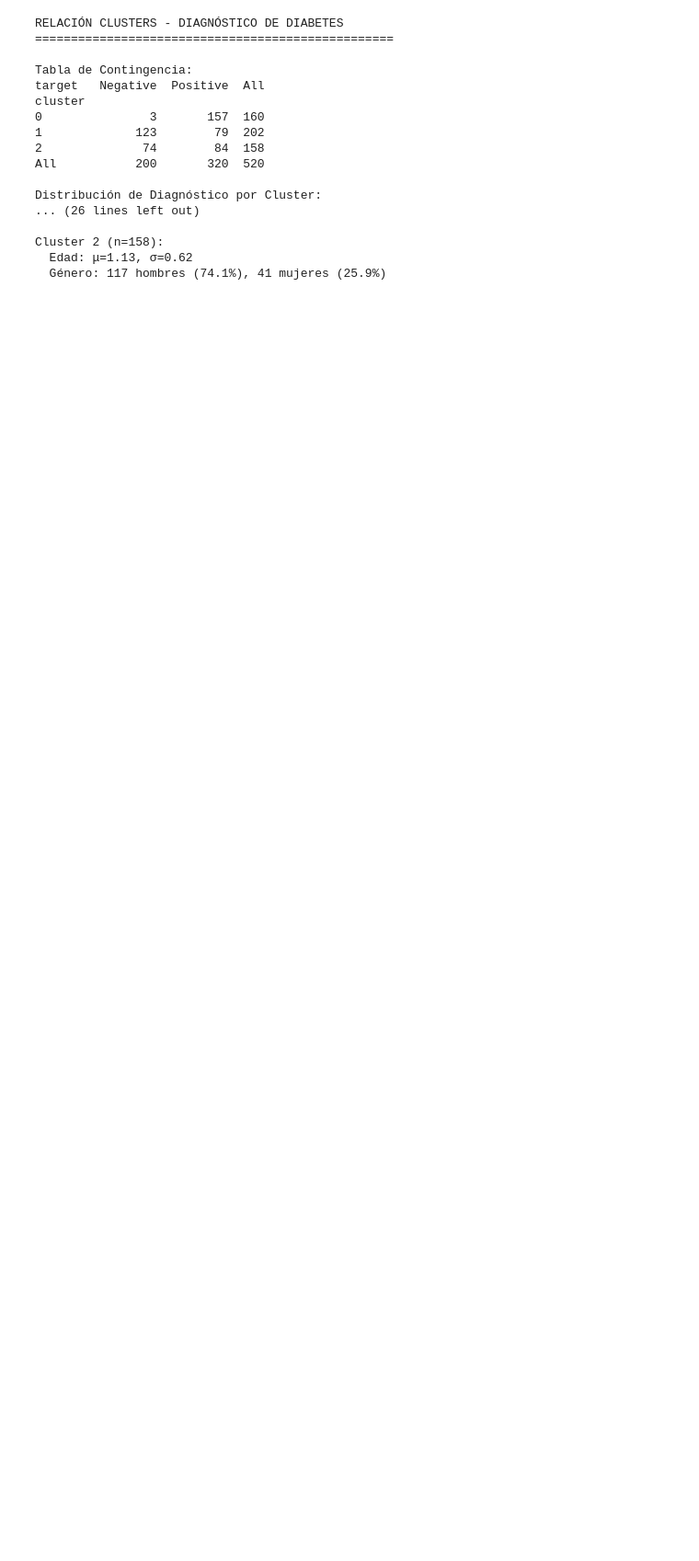
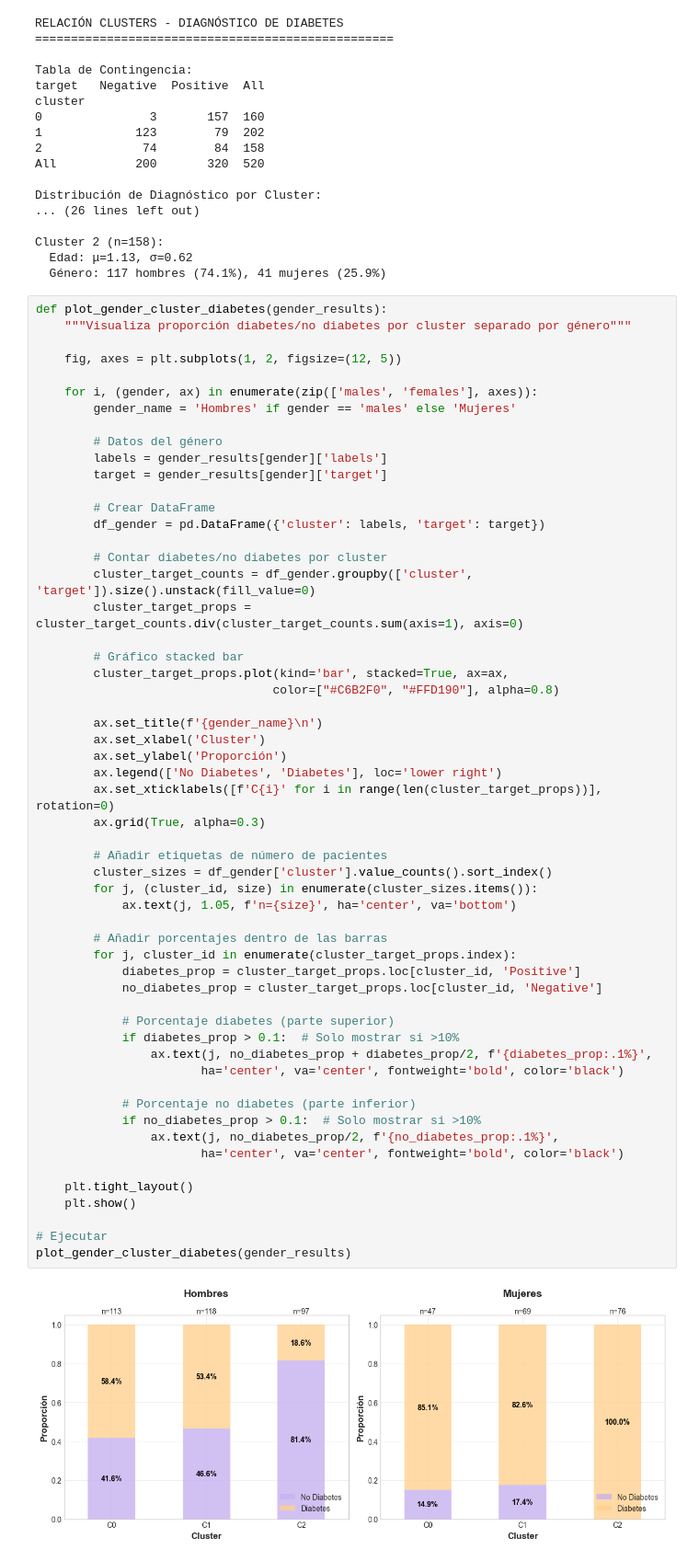
Before and after one commit to PameBlanca/FCD_UV_2025, a Jupyter notebook: Diabetes_project/notebook/02_diabetes_clustering_analysis.ipynb, the cells around one changed output. Shown at 92% size. Drawn from its saved outputs; the diff is of its cells as text; blank space fills up the shorter version.

```diff
--- a/Diabetes_project/notebook/02_diabetes_clustering_analysis.ipynb
+++ b/Diabetes_project/notebook/02_diabetes_clustering_analysis.ipynb
@@ -937,3 +937,61 @@ Distribución de Diagnóstico por Cluster:
 Cluster 2 (n=158):
   Edad: μ=1.13, σ=0.62
   Género: 117 hombres (74.1%), 41 mujeres (25.9%)
+# %%
+def plot_gender_cluster_diabetes(gender_results):
+    """Visualiza proporción diabetes/no diabetes por cluster separado por género"""
+
+    fig, axes = plt.subplots(1, 2, figsize=(12, 5))
+
+    for i, (gender, ax) in enumerate(zip(['males', 'females'], axes)):
+        gender_name = 'Hombres' if gender == 'males' else 'Mujeres'
+
+        # Datos del género
+        labels = gender_results[gender]['labels']
+        target = gender_results[gender]['target']
+
+        # Crear DataFrame
+        df_gender = pd.DataFrame({'cluster': labels, 'target': target})
+
+        # Contar diabetes/no diabetes por cluster
+        cluster_target_counts = df_gender.groupby(['cluster', 'target']).size().unstack(fill_value=0)
+        cluster_target_props = cluster_target_counts.div(cluster_target_counts.sum(axis=1), axis=0)
+
+        # Gráfico stacked bar
+        cluster_target_props.plot(kind='bar', stacked=True, ax=ax,
+                                 color=["#C6B2F0", "#FFD190"], alpha=0.8)
+
+        ax.set_title(f'{gender_name}\n')
+        ax.set_xlabel('Cluster')
+        ax.set_ylabel('Proporción')
+        ax.legend(['No Diabetes', 'Diabetes'], loc='lower right')
+        ax.set_xticklabels([f'C{i}' for i in range(len(cluster_target_props))], rotation=0)
+        ax.grid(True, alpha=0.3)
+
+        # Añadir etiquetas de número de pacientes
+        cluster_sizes = df_gender['cluster'].value_counts().sort_index()
+        for j, (cluster_id, size) in enumerate(cluster_sizes.items()):
+            ax.text(j, 1.05, f'n={size}', ha='center', va='bottom')
+
+        # Añadir porcentajes dentro de las barras
+        for j, cluster_id in enumerate(cluster_target_props.index):
+            diabetes_prop = cluster_target_props.loc[cluster_id, 'Positive']
+            no_diabetes_prop = cluster_target_props.loc[cluster_id, 'Negative']
+
+            # Porcentaje diabetes (parte superior)
+            if diabetes_prop > 0.1:  # Solo mostrar si >10%
+                ax.text(j, no_diabetes_prop + diabetes_prop/2, f'{diabetes_prop:.1%}',
+                       ha='center', va='center', fontweight='bold', color='black')
+
+            # Porcentaje no diabetes (parte inferior)
+            if no_diabetes_prop > 0.1:  # Solo mostrar si >10%
+                ax.text(j, no_diabetes_prop/2, f'{no_diabetes_prop:.1%}',
+                       ha='center', va='center', fontweight='bold', color='black')
+
+    plt.tight_layout()
+    plt.show()
+
+# Ejecutar
+plot_gender_cluster_diabetes(gender_results)
+# %% [output]
+[figure, added]
```
Also changed, not shown: parts of 3 cells of this notebook.
